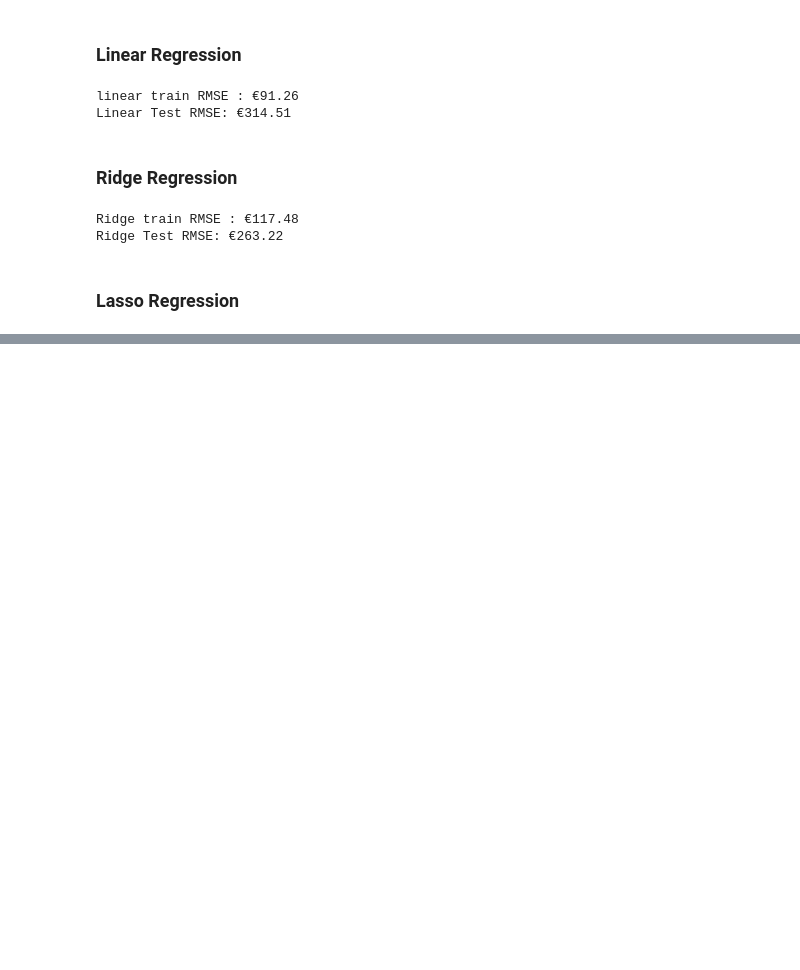
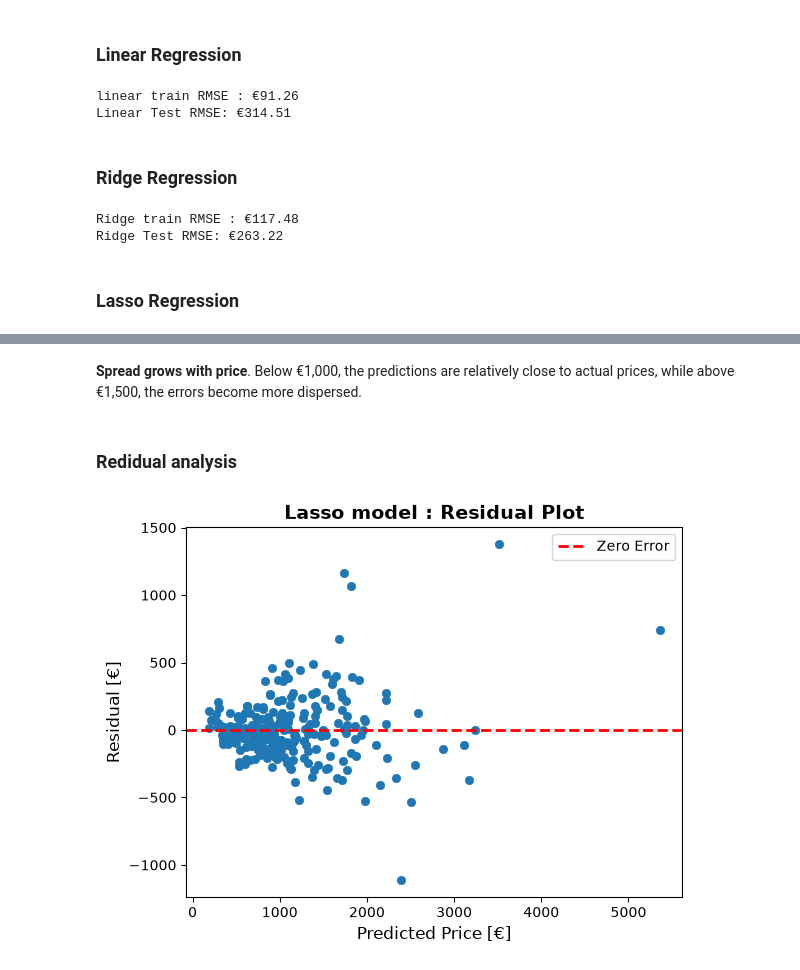
Before and after one commit to G-Gakii/laptop_price_predictor, a Jupyter notebook: notebook/03_price_prediction.ipynb, the cells around one changed output, grey strips where cells are left out. Saved outputs shown, nothing was run; the diff lists cells and outputs as text; code cells hidden in the pictures; blank space fills up the shorter version.

```diff
--- a/notebook/03_price_prediction.ipynb
+++ b/notebook/03_price_prediction.ipynb
@@ -152,0 +200,16 @@ lasso_model=make_pipeline(
+# %% [markdown]
+**Spread grows with price**. Below €1,000, the predictions are relatively close to actual prices, while above €1,500, the errors become more dispersed.
+# %% [markdown]
+### Redidual analysis
+# %%
+residual=y_test-y_pred_lasso
+fig,ax=plt.subplots()
+ax.scatter(y_pred_lasso,residual,linewidths=0.5)
+ax.axhline(y=0,color="red",linewidth=2,linestyle="--",label="Zero Error")
+ax.set_xlabel("Predicted Price [€]",fontsize=12)
+ax.set_ylabel("Residual [€]",fontsize=12)
+ax.set_title("Lasso model : Residual Plot",fontsize=14,fontweight="bold")
+ax.legend()
+plt.show()
+# %% [output]
+[figure, added]
```
Also changed, not shown: parts of 5 cells of this notebook, 1 other file.
